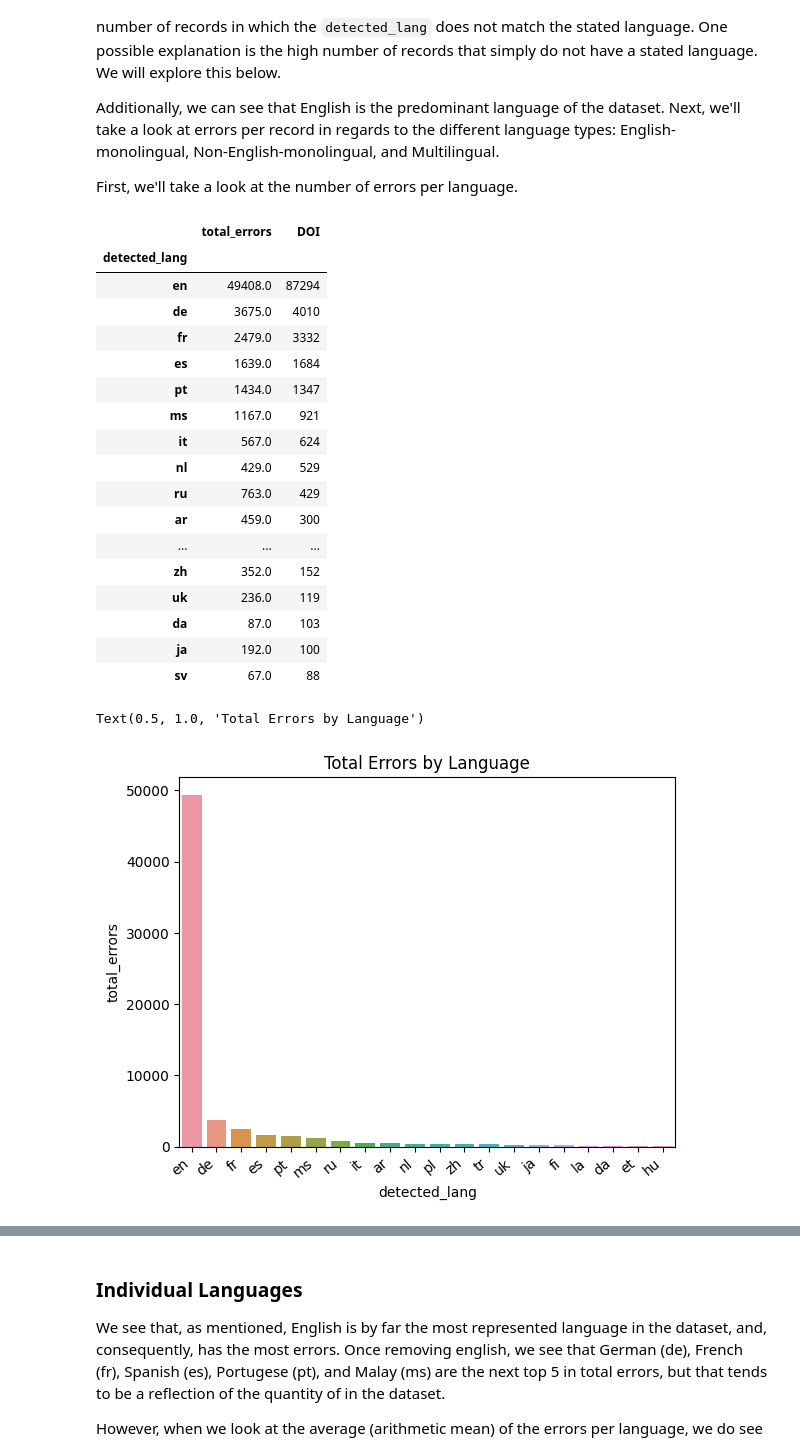
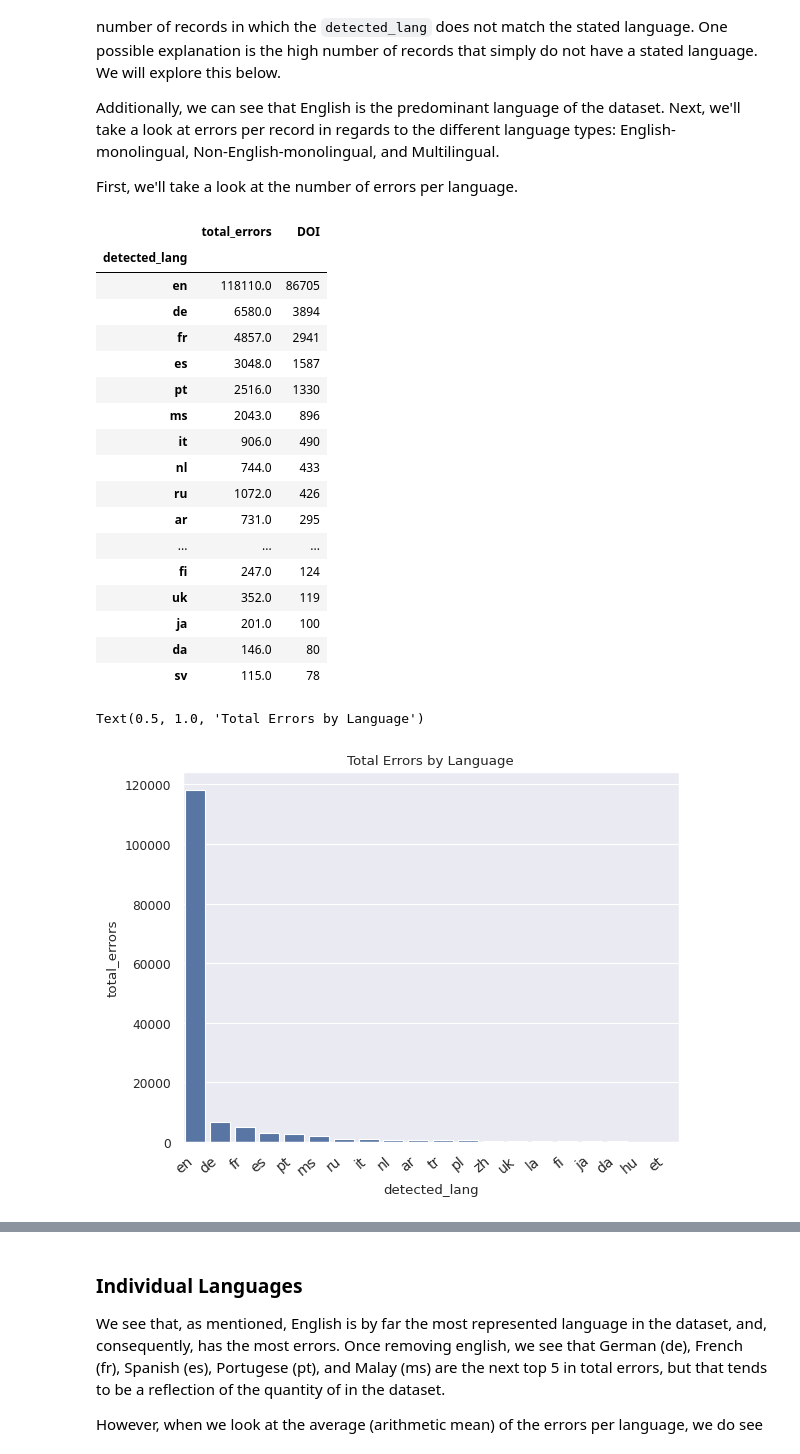
Before and after one commit to ShillyJWakes/crossref-metadata-heurestics, a Jupyter notebook: notebooks/04_language_detection.ipynb, the cells around one changed output, grey strips where cells are left out. Drawn from its saved outputs; the diff is of its cells as text; code cells hidden in the pictures.

```diff
--- a/notebooks/04_language_detection.ipynb
+++ b/notebooks/04_language_detection.ipynb
@@ -75,8 +76,8 @@ def record_lang_checker(record):
     for col in fields:
         try:
             detect = identifier.classify(record[col].lower())
-            # Setting a .9 probability threshold for asserting the language is indeed in the record
-            if detect[1] > .9:
+            # Setting a .95 probability threshold for asserting the language is indeed in the record
+            if detect[1] > .95:
                 lang_list.append(detect[0])
             else:
                 pass
@@ -160,30 +169,31 @@ group_total_errors[:20]
 # %% [output]
 |  | total_errors | DOI |
 | detected_lang |  |  |
-| en | 49408.0 | 87294 |
-| de | 3675.0 | 4010 |
-| fr | 2479.0 | 3332 |
-| es | 1639.0 | 1684 |
-| pt | 1434.0 | 1347 |
-| ms | 1167.0 | 921 |
-| it | 567.0 | 624 |
-| nl | 429.0 | 529 |
-| ru | 763.0 | 429 |
-| ar | 459.0 | 300 |
+| en | 118110.0 | 86705 |
+| de | 6580.0 | 3894 |
+| fr | 4857.0 | 2941 |
+| es | 3048.0 | 1587 |
+| pt | 2516.0 | 1330 |
+| ms | 2043.0 | 896 |
+| it | 906.0 | 490 |
+| nl | 744.0 | 433 |
+| ru | 1072.0 | 426 |
+| ar | 731.0 | 295 |
 | ... | ... | ... |
-| zh | 352.0 | 152 |
-| uk | 236.0 | 119 |
-| da | 87.0 | 103 |
-| ja | 192.0 | 100 |
-| sv | 67.0 | 88 |
+| fi | 247.0 | 124 |
+| uk | 352.0 | 119 |
+| ja | 201.0 | 100 |
+| da | 146.0 | 80 |
+| sv | 115.0 | 78 |
 # %%
+sns.set_theme('paper')
 top_20 = group_total_errors.sort_values(by='total_errors', ascending=False)[:20]
 t20plt = sns.barplot(data=top_20, x=top_20.index, y='total_errors')
 t20plt.set_xticklabels(t20plt.get_xticklabels(), rotation=40, ha='right', fontsize=10)
 t20plt.set_title('Total Errors by Language')
 # %% [output]
 Text(0.5, 1.0, 'Total Errors by Language')
-[figure, old version]
+[figure, new version]
 # %%
 #Now we'll remove English, to better visualize other languages
 no_en = group_total_errors.drop('en')
```
Also changed, not shown: parts of 16 cells of this notebook, 9 other files.
